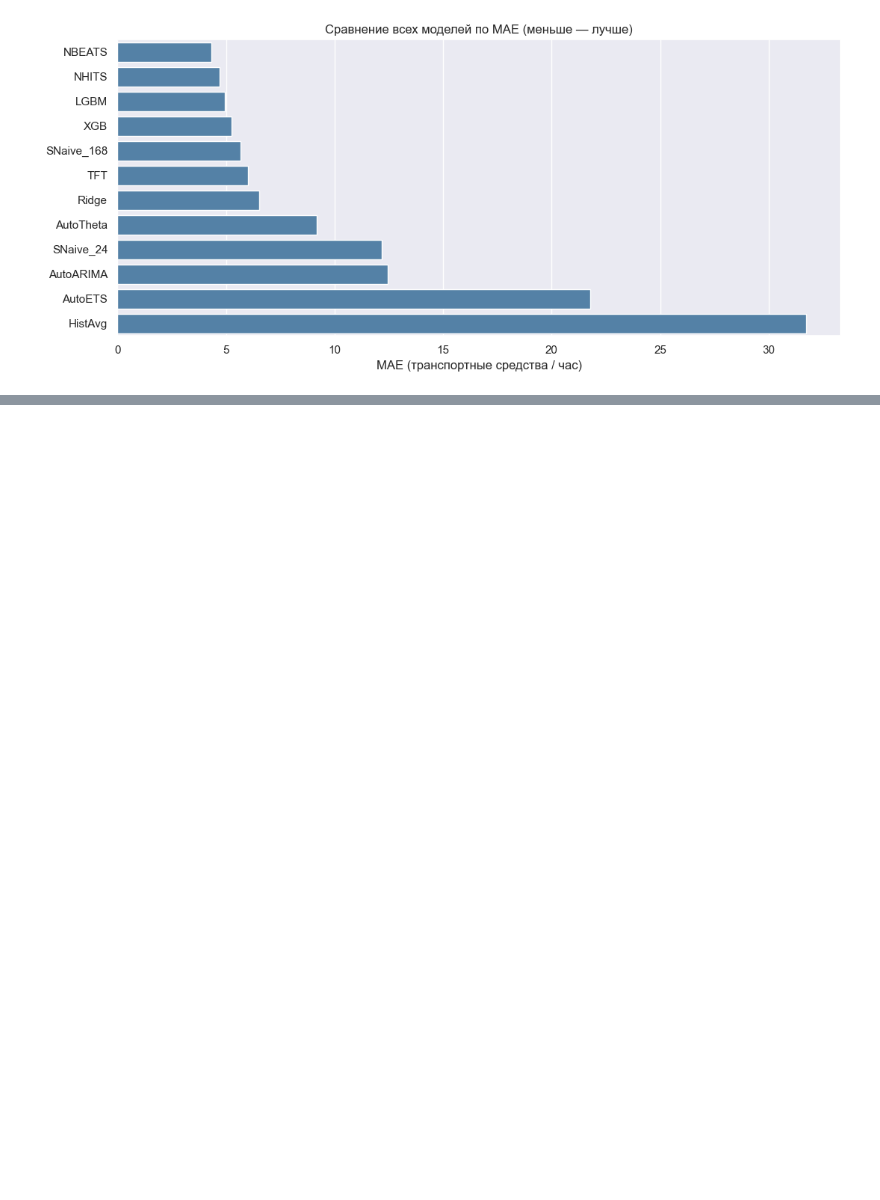
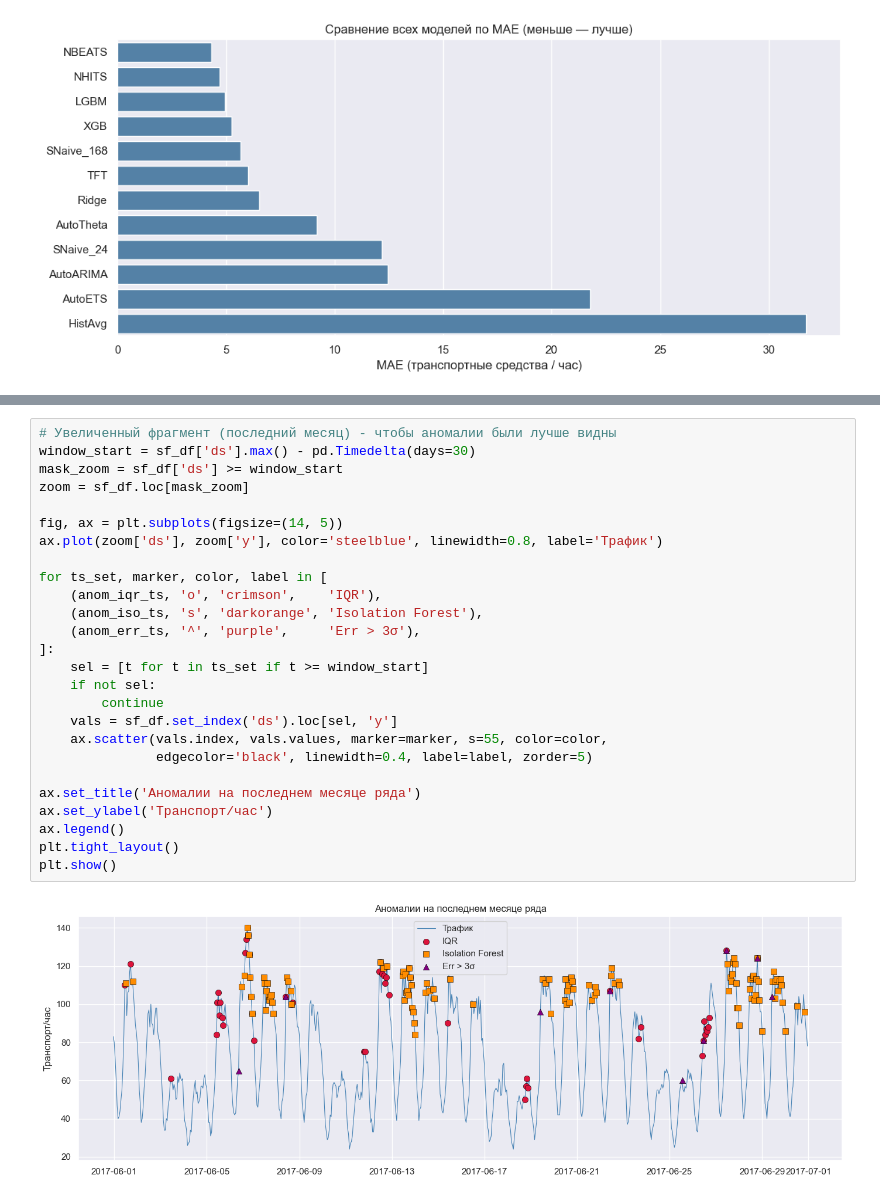
Before and after one commit to AinurGalimzyanov/TrafficForecasting, a Jupyter notebook: notebooks/analysis.ipynb, the cells around one changed output, grey strips where cells are left out. Drawn from its saved outputs; the diff is of its cells as text; blank space fills up the shorter version.

```diff
--- a/notebooks/analysis.ipynb
+++ b/notebooks/analysis.ipynb
@@ -1028,0 +1195,28 @@ plt.show()
+# %%
+# Увеличенный фрагмент (последний месяц) - чтобы аномалии были лучше видны
+window_start = sf_df['ds'].max() - pd.Timedelta(days=30)
+mask_zoom = sf_df['ds'] >= window_start
+zoom = sf_df.loc[mask_zoom]
+
+fig, ax = plt.subplots(figsize=(14, 5))
+ax.plot(zoom['ds'], zoom['y'], color='steelblue', linewidth=0.8, label='Трафик')
+
+for ts_set, marker, color, label in [
+    (anom_iqr_ts, 'o', 'crimson',    'IQR'),
+    (anom_iso_ts, 's', 'darkorange', 'Isolation Forest'),
+    (anom_err_ts, '^', 'purple',     'Err > 3σ'),
+]:
+    sel = [t for t in ts_set if t >= window_start]
+    if not sel:
+        continue
+    vals = sf_df.set_index('ds').loc[sel, 'y']
+    ax.scatter(vals.index, vals.values, marker=marker, s=55, color=color,
+               edgecolor='black', linewidth=0.4, label=label, zorder=5)
+
+ax.set_title('Аномалии на последнем месяце ряда')
+ax.set_ylabel('Транспорт/час')
+ax.legend()
+plt.tight_layout()
+plt.show()
+# %% [output]
+[figure, added]
```
Also changed, not shown: parts of 12 cells of this notebook.
